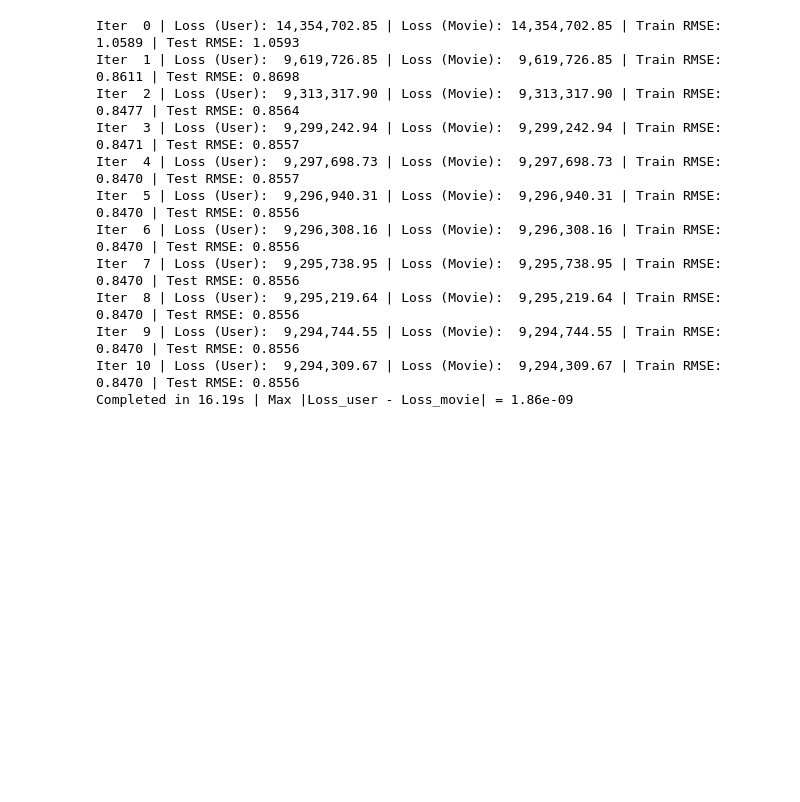
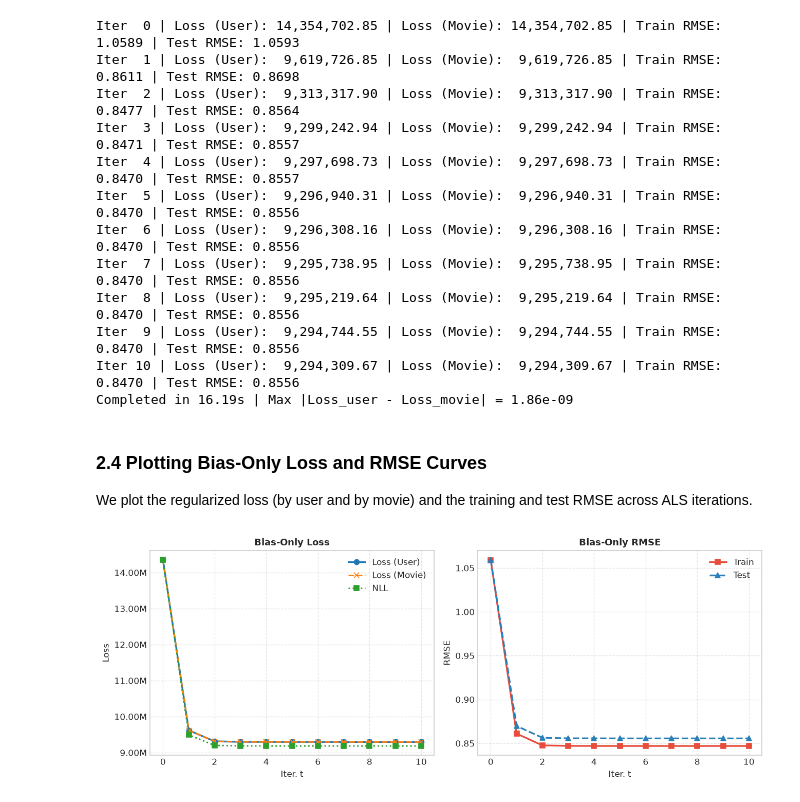
Before and after one commit to joelinator/movielens-32m-recommender, a Jupyter notebook: MovieLens_Practicals.ipynb, the cells around one changed output. Drawn from its saved outputs; the diff is of its cells as text; code cells hidden in the pictures; blank space fills up the shorter version.

Commit message:
Plot bias-only ALS loss and RMSE convergence on 5M and 32M splits

```diff
--- a/MovieLens_Practicals.ipynb
+++ b/MovieLens_Practicals.ipynb
@@ -383,3 +383,32 @@ Iter  8 | Loss (User):  9,295,219.64 | Loss (Movie):  9,295,219.64 | Train RMSE:
 Iter  9 | Loss (User):  9,294,744.55 | Loss (Movie):  9,294,744.55 | Train RMSE: 0.8470 | Test RMSE: 0.8556
 Iter 10 | Loss (User):  9,294,309.67 | Loss (Movie):  9,294,309.67 | Train RMSE: 0.8470 | Test RMSE: 0.8556
 Completed in 16.19s | Max |Loss_user - Loss_movie| = 1.86e-09
+# %% [markdown]
+### 2.4 Plotting Bias-Only Loss and RMSE Curves
+We plot the regularized loss (by user and by movie) and the training and test RMSE across ALS iterations.
+# %%
+fig, axes = plt.subplots(1, 2, figsize=(11, 4.2))
+iters_b = np.arange(len(p2_loss_user))
+
+axes[0].plot(iters_b, p2_loss_user, marker='o', linewidth=2, color="#1f77b4", label="Loss (User)")
+axes[0].plot(iters_b, p2_loss_movie, marker='x', linestyle="--", linewidth=1.8, color="#ff7f0e", label="Loss (Movie)")
+axes[0].plot(iters_b, p2_nll_user, marker='s', linestyle=":", linewidth=1.8, color="#2ca02c", label="NLL")
+axes[0].set_title("Bias-Only Loss", fontsize=11, fontweight="bold")
+axes[0].set_xlabel("Iter. t")
+axes[0].set_ylabel("Loss")
+axes[0].yaxis.set_major_formatter(plt.FuncFormatter(lambda x, p: f'{x*1e-6:.2f}M'))
+axes[0].legend(frameon=False)
+axes[0].grid(True, linestyle="--", alpha=0.5)
+
+axes[1].plot(iters_b, p2_tr_rmse, marker='s', linewidth=2, color="#e74c3c", label="Train")
+axes[1].plot(iters_b, p2_te_rmse, marker='^', linestyle="--", linewidth=2, color="#2980b9", label="Test")
+axes[1].set_title("Bias-Only RMSE", fontsize=11, fontweight="bold")
+axes[1].set_xlabel("Iter. t")
+axes[1].set_ylabel("RMSE")
+axes[1].legend(frameon=False)
+axes[1].grid(True, linestyle="--", alpha=0.5)
+
+plt.tight_layout()
+plt.show()
+# %% [output]
+[figure, added]
```
Also changed, not shown: 3 other files.
